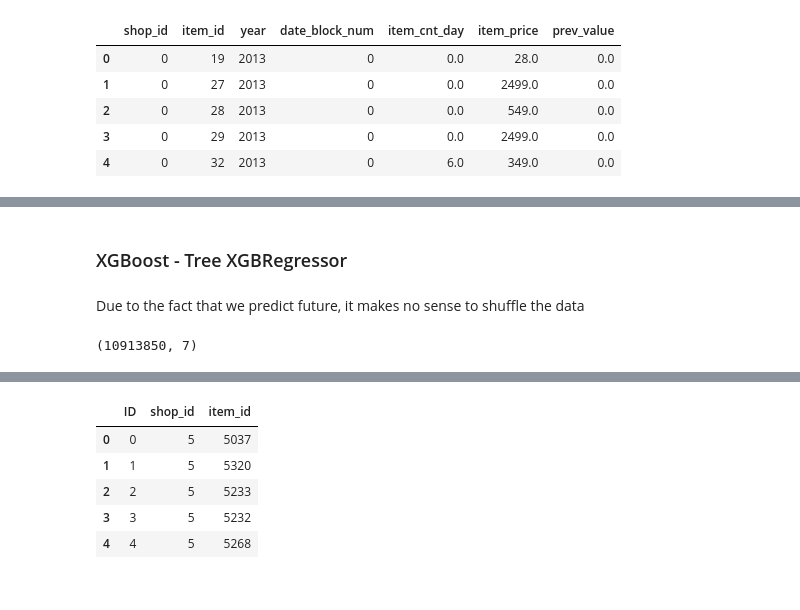
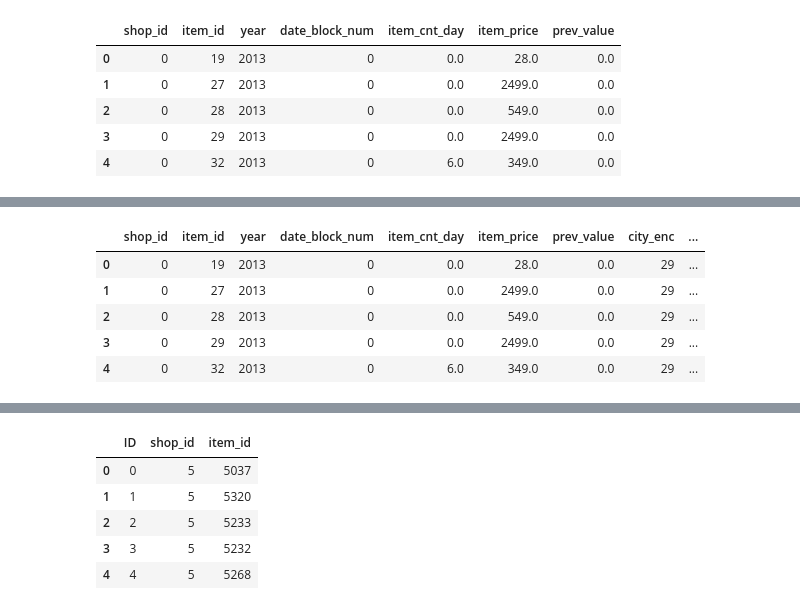
Before and after one commit to TayJen/HSE-Practice, a Jupyter notebook: HSE Final Project: Predict Future Sales.ipynb, the cells around one changed output, grey strips where cells are left out. Cells and saved outputs as stored; diff of their text form; code cells hidden in the pictures.

Commit message:
Removed all unimportant code blocks

```diff
--- a/HSE Final Project: Predict Future Sales.ipynb
+++ b/HSE Final Project: Predict Future Sales.ipynb
@@ -618,2 +442,0 @@ reg.score(X_test, y_test)
-# %% [markdown]
-### XGBoost - Tree XGBRegressor
@@ -624,6 +442,0 @@ from sklearn.model_selection import cross_val_score
-# %% [markdown]
-Due to the fact that we predict future, it makes no sense to shuffle the data
-# %%
-df.shape
-# %% [output]
-(10913850, 7)
@@ -633,3 +443,11 @@ y = df.loc[:, 'item_cnt_day']
 # %%
-X = pd.merge(X, df_shops,
-             how='left', on='shop_id')
+df = pd.merge(df, df_shops,
+              how='left', on='shop_id')
+df.head()
+# %% [output]
+|  | shop_id | item_id | year | date_block_num | item_cnt_day | item_price | prev_value | city_enc | ... |
+| 0 | 0 | 19 | 2013 | 0 | 0.0 | 28.0 | 0.0 | 29 | ... |
+| 1 | 0 | 27 | 2013 | 0 | 0.0 | 2499.0 | 0.0 | 29 | ... |
+| 2 | 0 | 28 | 2013 | 0 | 0.0 | 549.0 | 0.0 | 29 | ... |
+| 3 | 0 | 29 | 2013 | 0 | 0.0 | 2499.0 | 0.0 | 29 | ... |
+| 4 | 0 | 32 | 2013 | 0 | 6.0 | 349.0 | 0.0 | 29 | ... |
```
Also changed, not shown: parts of 51 cells of this notebook.
